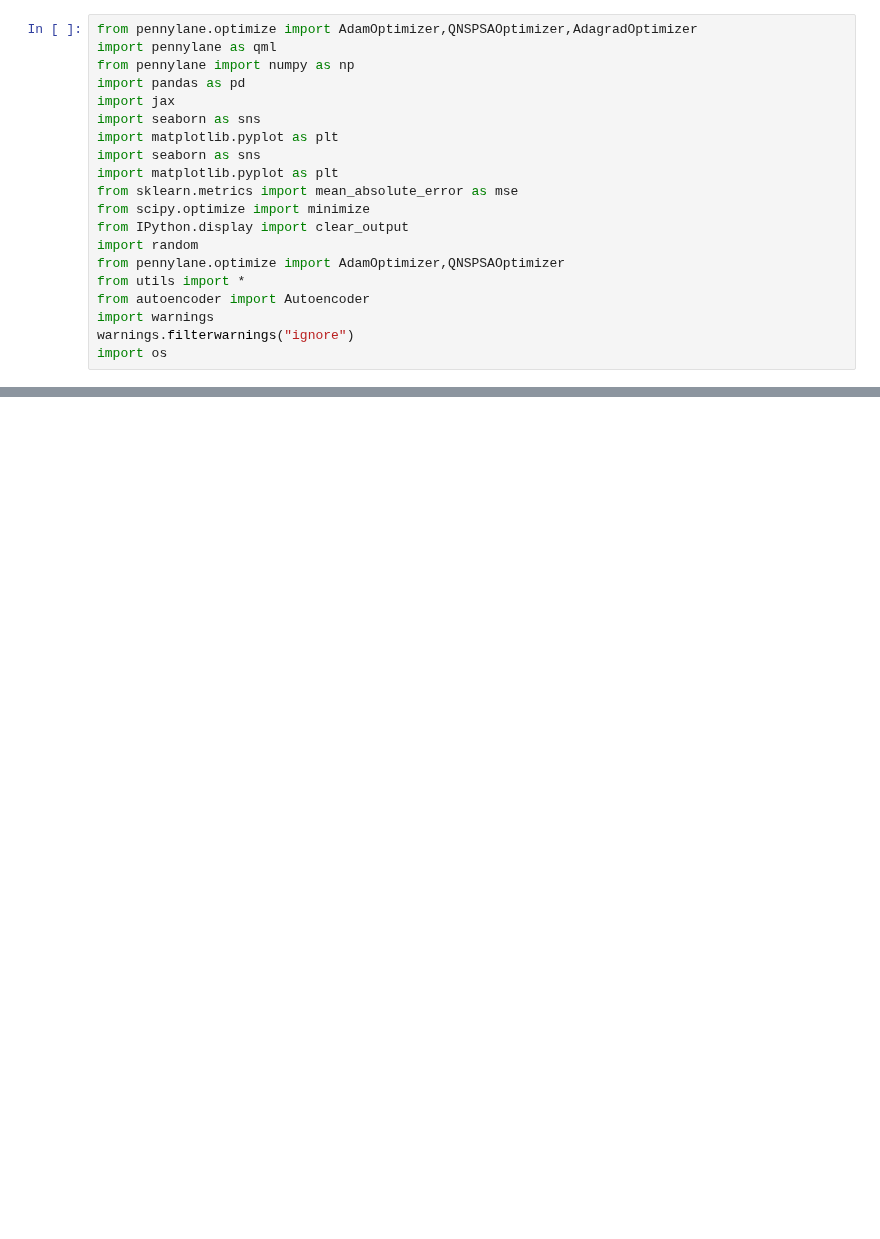
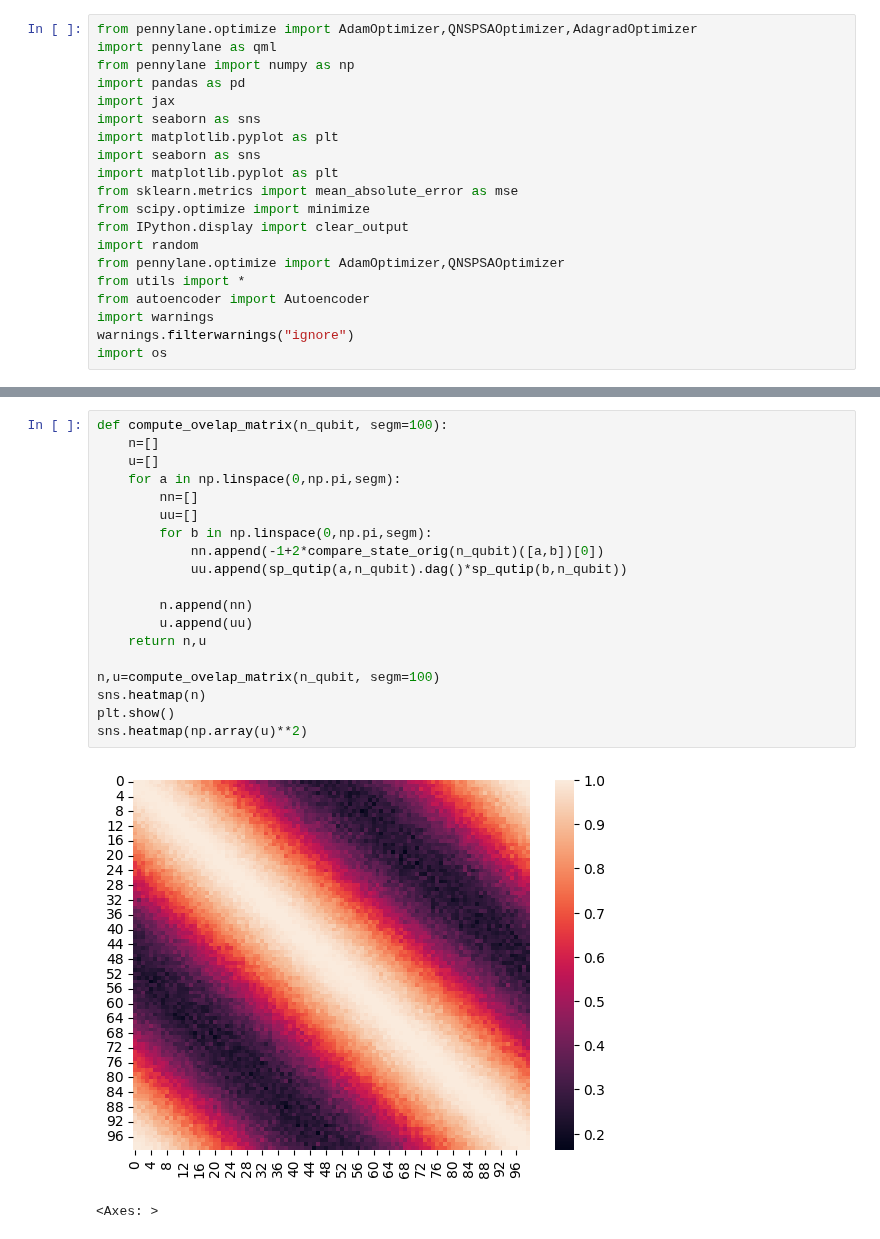
Before and after one commit to filorazi/Dim_red_SWAP, a Jupyter notebook: tmp.ipynb, the cells around one changed output, grey strips where cells are left out. Cells and saved outputs as stored; diff of their text form; blank space fills up the shorter version.

```diff
--- a/tmp.ipynb
+++ b/tmp.ipynb
@@ -28,0 +49,22 @@ sns.heatmap(compute_ovelap_matrix(2,100 ))
+# %%
+def compute_ovelap_matrix(n_qubit, segm=100):
+    n=[]
+    u=[]
+    for a in np.linspace(0,np.pi,segm):
+        nn=[]
+        uu=[]
+        for b in np.linspace(0,np.pi,segm):
+            nn.append(-1+2*compare_state_orig(n_qubit)([a,b])[0])
+            uu.append(sp_qutip(a,n_qubit).dag()*sp_qutip(b,n_qubit))
+
+        n.append(nn)
+        u.append(uu)
+    return n,u
+
+n,u=compute_ovelap_matrix(n_qubit, segm=100)
+sns.heatmap(n)
+plt.show()
+sns.heatmap(np.array(u)**2)
+# %% [output]
+[figure, added]
+<Axes: >
```
Also changed, not shown: parts of 5 cells of this notebook, 1 other file.
